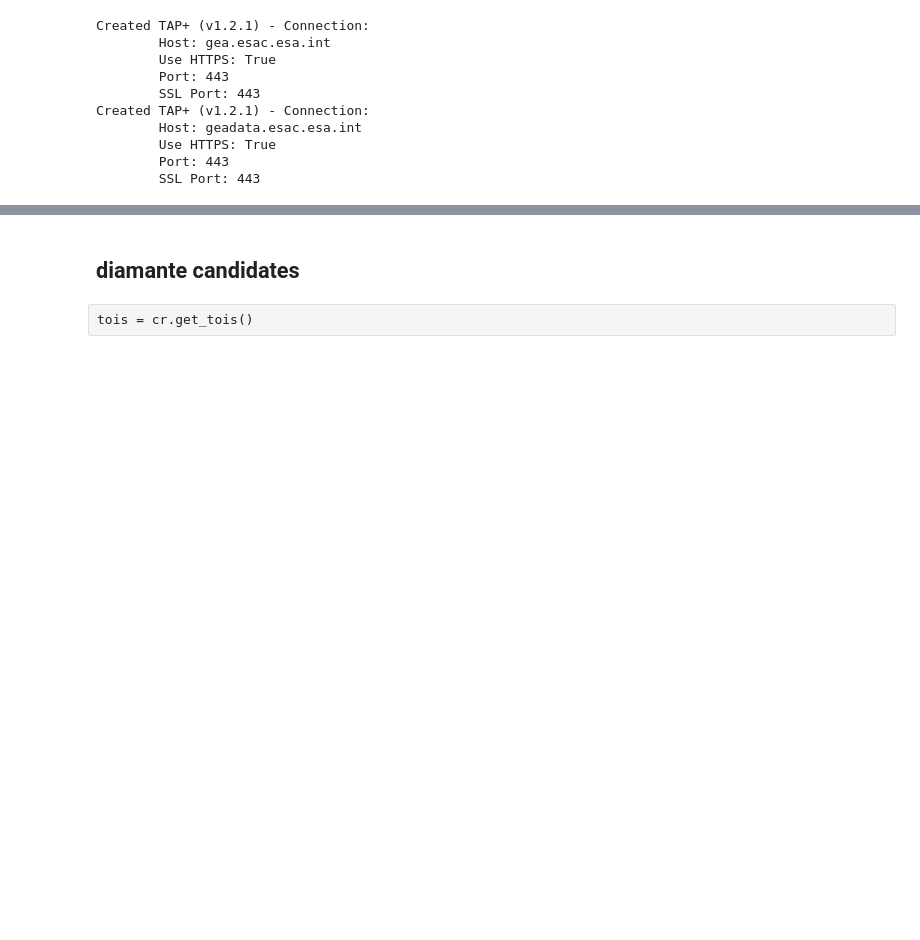
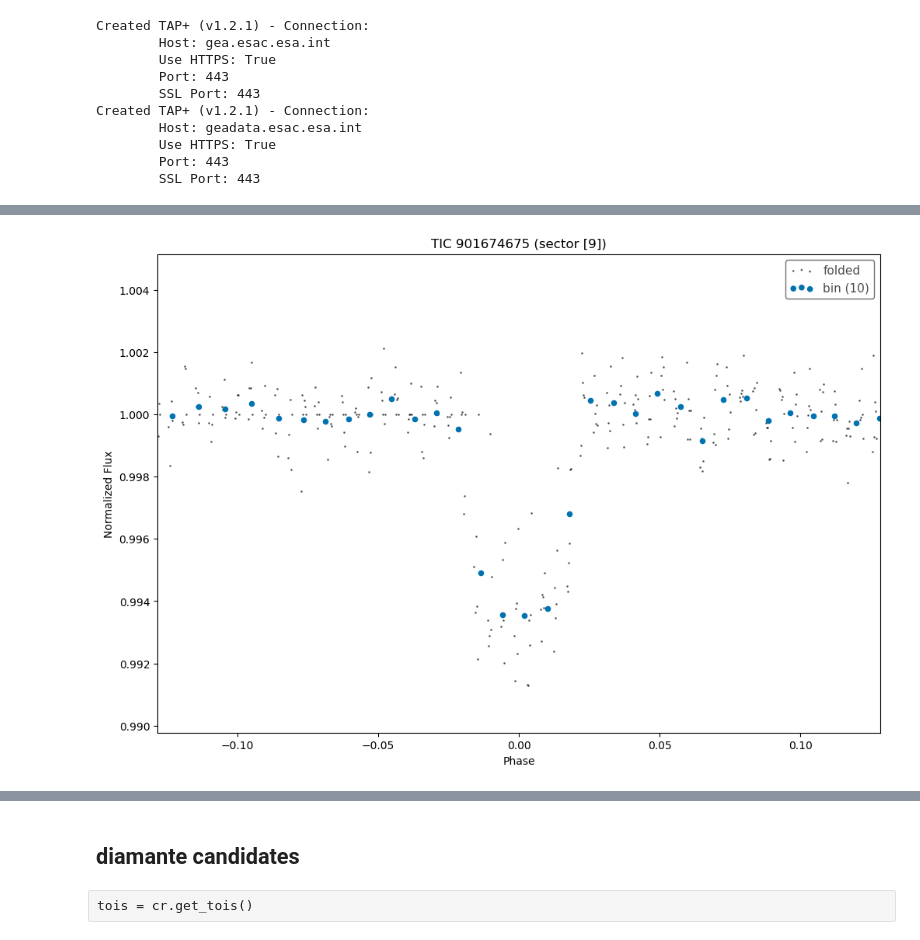
Before and after one commit to jpdeleon/chronos, a Jupyter notebook: notebooks/examples-DIAmante.ipynb, the cells around one changed output, grey strips where cells are left out. Cells and saved outputs as stored; diff of their text form; code cells hidden in the pictures; blank space fills up the shorter version.

```diff
--- a/notebooks/examples-DIAmante.ipynb
+++ b/notebooks/examples-DIAmante.ipynb
@@ -33,0 +55,4 @@ d.lc.scatter()
+# %%
+ax = d.plot_fold_lc(flat)
+# %% [output]
+[figure, added]
```
Also changed, not shown: parts of 11 cells of this notebook, 6 other files.
